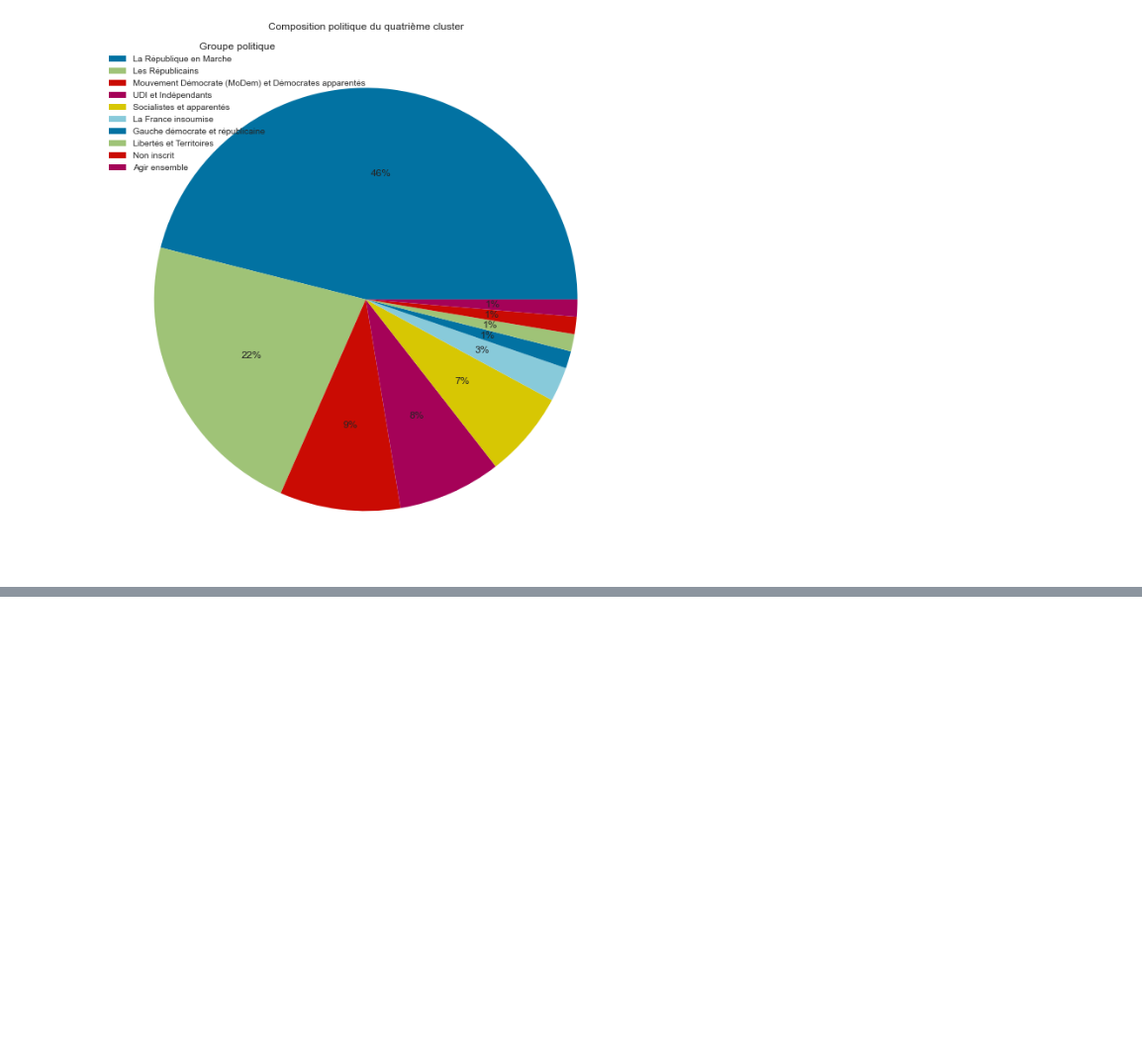
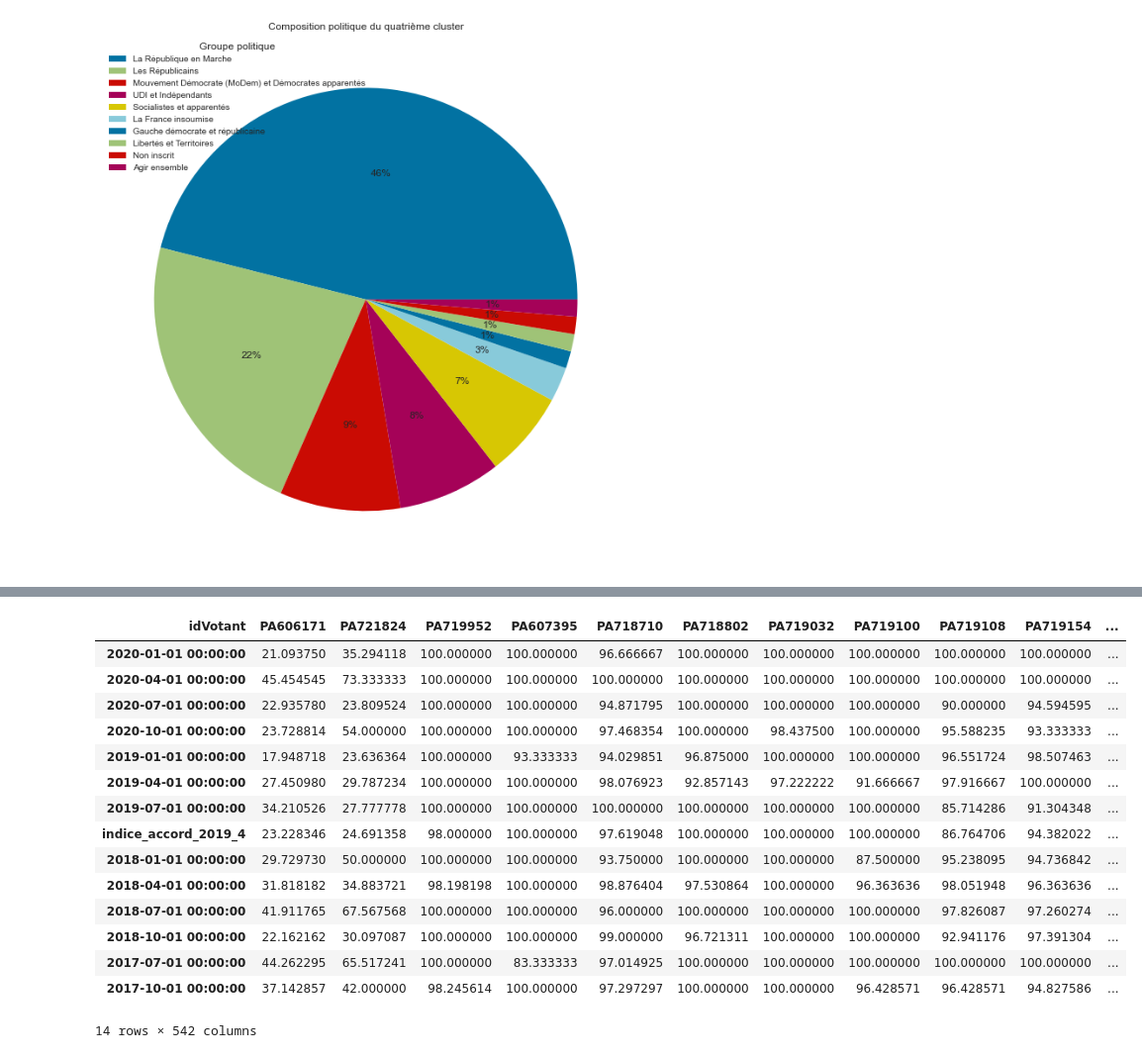
Before and after one commit to claralga/StatApp, a Jupyter notebook: profil votants.ipynb, the cells around one changed output, grey strips where cells are left out. Shown at 99% size. Drawn from its saved outputs; the diff is of its cells as text; code cells hidden in the pictures; blank space fills up the shorter version.

```diff
--- a/profil votants.ipynb
+++ b/profil votants.ipynb
@@ -355,0 +367,19 @@ plt.show()
+# %%
+df_2020_1 = df_votes[df_votes['date_scrutin'].str.startswith(('2020-01', '2020-02', '2020-03'))]
+df_2020_2 = df_votes[df_votes['date_scrutin'].str.startswith(('2020-04', '2020-05', '2020-06'))]
+df_2020_3 = df_votes[df_votes['date_scrutin'].str.startswith(('2020-07', '2020-08', '2020-09'))]
+df_2020_4 = df_votes[df_votes['date_scrutin'].str.startswith(('2020-10', '2020-11', '2020-12'))]
+
+df_2019_1 = df_votes[df_votes['date_scrutin'].str.startswith(('2019-01', '2019-02', '2019-03'))]
+df_2019_2 = df_votes[df_votes['date_scrutin'].str.startswith(('2019-04', '2019-05', '2019-06'))]
+df_2019_3 = df_votes[df_votes['date_scrutin'].str.startswith(('2019-07', '2019-08', '2019-09'))]
+df_2019_4 = df_votes[df_votes['date_scrutin'].str.startswith(('2019-10', '2019-11', '2019-12'))]
+
+
+df_2018_1 = df_votes[df_votes['date_scrutin'].str.startswith(('2018-01', '2018-02', '2018-03'))]
+df_2018_2 = df_votes[df_votes['date_scrutin'].str.startswith(('2018-04', '2018-05', '2018-06'))]
+df_2018_3 = df_votes[df_votes['date_scrutin'].str.startswith(('2018-07', '2018-08', '2018-09'))]
+df_2018_4 = df_votes[df_votes['date_scrutin'].str.startswith(('2018-10', '2018-11', '2018-12'))]
+
+df_2017_3 = df_votes[df_votes['date_scrutin'].str.startswith(('2017-07', '2017-08', '2017-09'))]
+df_2017_4 = df_votes[df_votes['date_scrutin'].str.startswith(('2017-10', '2017-11', '2017-12'))]
@@ -355,0 +491,38 @@ plt.show()
+# %%
+df_accord = df_accord.rename(columns = {'indice_accord_2017_4' : pd.to_datetime('2017-10'),
+                            'indice_accord_2017_3' : pd.to_datetime('2017-07'),
+                            'indice_accord_2018_1' : pd.to_datetime('2018-01'),
+                            'indice_accord_2018_2' : pd.to_datetime('2018-04'),
+                            'indice_accord_2018_3' : pd.to_datetime('2018-07'),
+                            'indice_accord_2018_4' : pd.to_datetime('2018-10'),
+                            'indice_accord_2019_1' : pd.to_datetime('2019-01'),
+                            'indice_accord_2019_2' : pd.to_datetime('2019-04'),
+                            'indice_accord_2019_3' : pd.to_datetime('2019-07'),
+                            'indice_accord_2019_5' : pd.to_datetime('2019-10'),
+                            'indice_accord_2020_1' : pd.to_datetime('2020-01'),
+                            'indice_accord_2020_2' : pd.to_datetime('2020-04'),
+                            'indice_accord_2020_3' : pd.to_datetime('2020-07'),
+                            'indice_accord_2020_4' : pd.to_datetime('2020-10'),})
+
+df_accord = df_accord.drop('Groupe politique (complet)', axis =1)
+
+df_accord_T = df_accord.transpose()
+
+df_accord_T
+# %% [output]
+| idVotant | PA606171 | PA721824 | PA719952 | PA607395 | PA718710 | PA718802 | PA719032 | PA719100 | PA719108 | PA719154 | ... |
+| 2020-01-01 00:00:00 | 21.093750 | 35.294118 | 100.000000 | 100.000000 | 96.666667 | 100.000000 | 100.000000 | 100.000000 | 100.000000 | 100.000000 | ... |
+| 2020-04-01 00:00:00 | 45.454545 | 73.333333 | 100.000000 | 100.000000 | 100.000000 | 100.000000 | 100.000000 | 100.000000 | 100.000000 | 100.000000 | ... |
+| 2020-07-01 00:00:00 | 22.935780 | 23.809524 | 100.000000 | 100.000000 | 94.871795 | 100.000000 | 100.000000 | 100.000000 | 90.000000 | 94.594595 | ... |
+| 2020-10-01 00:00:00 | 23.728814 | 54.000000 | 100.000000 | 100.000000 | 97.468354 | 100.000000 | 98.437500 | 100.000000 | 95.588235 | 93.333333 | ... |
+| 2019-01-01 00:00:00 | 17.948718 | 23.636364 | 100.000000 | 93.333333 | 94.029851 | 96.875000 | 100.000000 | 100.000000 | 96.551724 | 98.507463 | ... |
+| 2019-04-01 00:00:00 | 27.450980 | 29.787234 | 100.000000 | 100.000000 | 98.076923 | 92.857143 | 97.222222 | 91.666667 | 97.916667 | 100.000000 | ... |
+| 2019-07-01 00:00:00 | 34.210526 | 27.777778 | 100.000000 | 100.000000 | 100.000000 | 100.000000 | 100.000000 | 100.000000 | 85.714286 | 91.304348 | ... |
+| indice_accord_2019_4 | 23.228346 | 24.691358 | 98.000000 | 100.000000 | 97.619048 | 100.000000 | 100.000000 | 100.000000 | 86.764706 | 94.382022 | ... |
+| 2018-01-01 00:00:00 | 29.729730 | 50.000000 | 100.000000 | 100.000000 | 93.750000 | 100.000000 | 100.000000 | 87.500000 | 95.238095 | 94.736842 | ... |
+| 2018-04-01 00:00:00 | 31.818182 | 34.883721 | 98.198198 | 100.000000 | 98.876404 | 97.530864 | 100.000000 | 96.363636 | 98.051948 | 96.363636 | ... |
+| 2018-07-01 00:00:00 | 41.911765 | 67.567568 | 100.000000 | 100.000000 | 96.000000 | 100.000000 | 100.000000 | 100.000000 | 97.826087 | 97.260274 | ... |
+| 2018-10-01 00:00:00 | 22.162162 | 30.097087 | 100.000000 | 100.000000 | 99.000000 | 96.721311 | 100.000000 | 100.000000 | 92.941176 | 97.391304 | ... |
+| 2017-07-01 00:00:00 | 44.262295 | 65.517241 | 100.000000 | 83.333333 | 97.014925 | 100.000000 | 100.000000 | 100.000000 | 100.000000 | 100.000000 | ... |
+| 2017-10-01 00:00:00 | 37.142857 | 42.000000 | 98.245614 | 100.000000 | 97.297297 | 100.000000 | 100.000000 | 96.428571 | 96.428571 | 94.827586 | ... |
+14 rows × 542 columns
```
Also changed, not shown: parts of 16 cells of this notebook.
